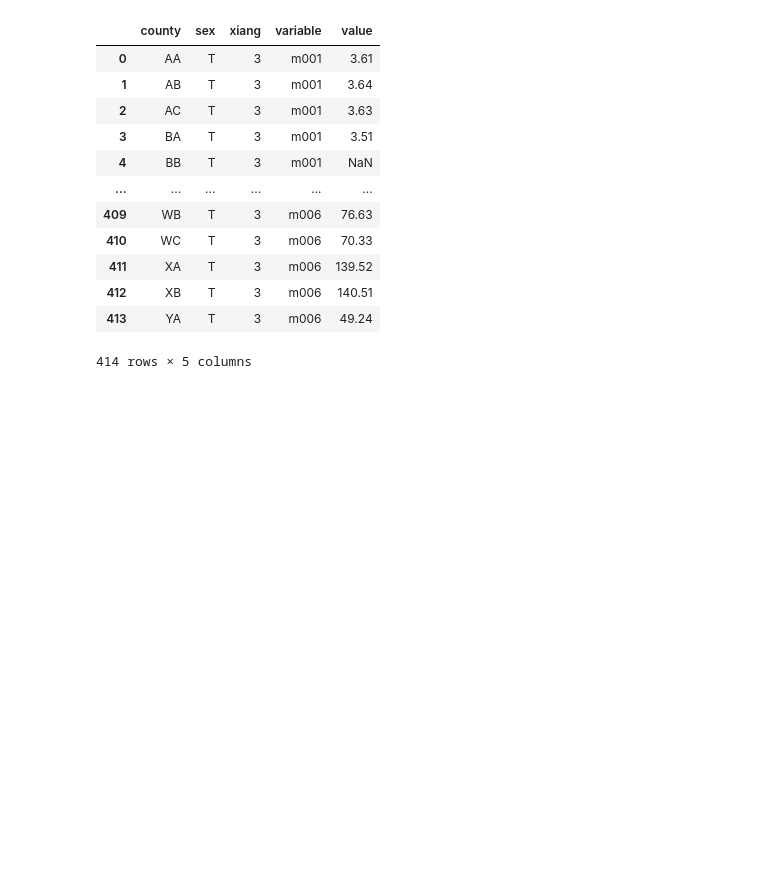
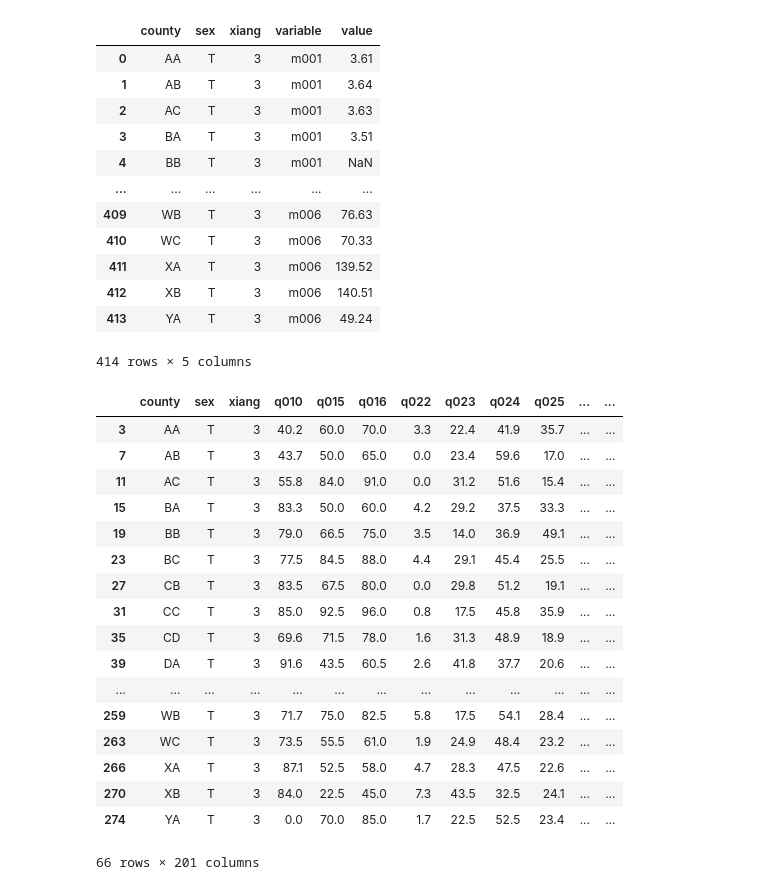
Before and after one commit to colbytse/community_health_project, a Jupyter notebook: jahnavi.ipynb, the cells around one changed output. Cells and saved outputs as stored; diff of their text form; code cells hidden in the pictures; blank space fills up the shorter version.

```diff
--- a/jahnavi.ipynb
+++ b/jahnavi.ipynb
@@ -256,0 +302,2 @@ data['county'].fillna('NA', inplace=True)
+# %%
+data = pd.read_csv('./cleaned_data_descriptive/combined_df.csv',index_col=[0])
@@ -272,3 +335,26 @@ practice.melt(id_vars=['county','sex','xiang'])
 | 412 | XB | T | 3 | m006 | 140.51 |
 | 413 | YA | T | 3 | m006 | 49.24 |
 414 rows × 5 columns
+# %%
+clean_df = data[(data['sex'] == 'T') & (data['xiang'] == 3)]\
+.dropna(subset='m005_ALL35_69').dropna(axis = 'columns')
+clean_df
+# %% [output]
+|  | county | sex | xiang | q010 | q015 | q016 | q022 | q023 | q024 | q025 | ... | ... |
+| 3 | AA | T | 3 | 40.2 | 60.0 | 70.0 | 3.3 | 22.4 | 41.9 | 35.7 | ... | ... |
+| 7 | AB | T | 3 | 43.7 | 50.0 | 65.0 | 0.0 | 23.4 | 59.6 | 17.0 | ... | ... |
+| 11 | AC | T | 3 | 55.8 | 84.0 | 91.0 | 0.0 | 31.2 | 51.6 | 15.4 | ... | ... |
+| 15 | BA | T | 3 | 83.3 | 50.0 | 60.0 | 4.2 | 29.2 | 37.5 | 33.3 | ... | ... |
+| 19 | BB | T | 3 | 79.0 | 66.5 | 75.0 | 3.5 | 14.0 | 36.9 | 49.1 | ... | ... |
+| 23 | BC | T | 3 | 77.5 | 84.5 | 88.0 | 4.4 | 29.1 | 45.4 | 25.5 | ... | ... |
+| 27 | CB | T | 3 | 83.5 | 67.5 | 80.0 | 0.0 | 29.8 | 51.2 | 19.1 | ... | ... |
+| 31 | CC | T | 3 | 85.0 | 92.5 | 96.0 | 0.8 | 17.5 | 45.8 | 35.9 | ... | ... |
+| 35 | CD | T | 3 | 69.6 | 71.5 | 78.0 | 1.6 | 31.3 | 48.9 | 18.9 | ... | ... |
+| 39 | DA | T | 3 | 91.6 | 43.5 | 60.5 | 2.6 | 41.8 | 37.7 | 20.6 | ... | ... |
+| ... | ... | ... | ... | ... | ... | ... | ... | ... | ... | ... | ... | ... |
+| 259 | WB | T | 3 | 71.7 | 75.0 | 82.5 | 5.8 | 17.5 | 54.1 | 28.4 | ... | ... |
+| 263 | WC | T | 3 | 73.5 | 55.5 | 61.0 | 1.9 | 24.9 | 48.4 | 23.2 | ... | ... |
+| 266 | XA | T | 3 | 87.1 | 52.5 | 58.0 | 4.7 | 28.3 | 47.5 | 22.6 | ... | ... |
+| 270 | XB | T | 3 | 84.0 | 22.5 | 45.0 | 7.3 | 43.5 | 32.5 | 24.1 | ... | ... |
+| 274 | YA | T | 3 | 0.0 | 70.0 | 85.0 | 1.7 | 22.5 | 52.5 | 23.4 | ... | ... |
+66 rows × 201 columns
```
Also changed, not shown: parts of 12 cells of this notebook.
